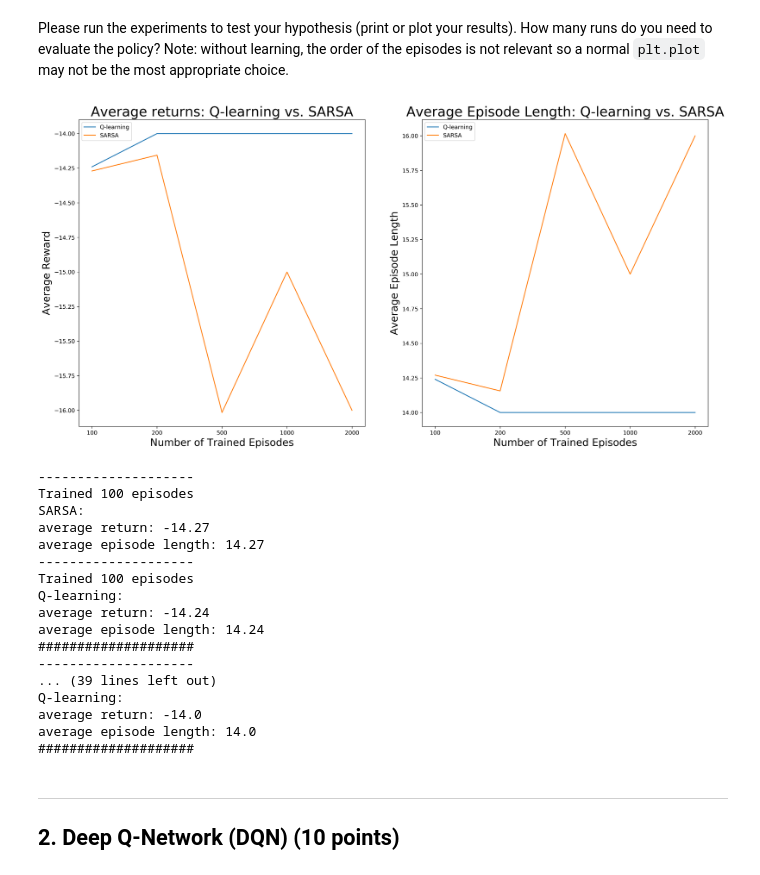
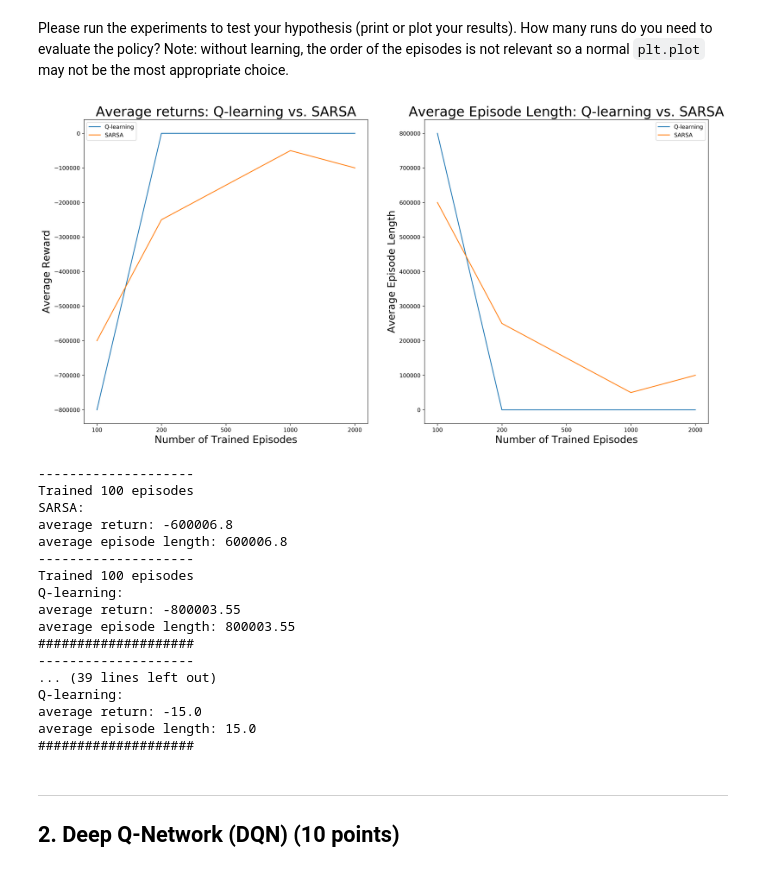
Before and after one commit to dbtmpl/Reinforcement-Learning, a Jupyter notebook: lab2/tim_12324418_12278327_lab2.ipynb, the cells around one changed output. Drawn from its saved outputs; the diff is of its cells as text; code cells hidden in the pictures.

```diff
--- a/lab2/tim_12324418_12278327_lab2.ipynb
+++ b/lab2/tim_12324418_12278327_lab2.ipynb
@@ -288,25 +288,47 @@ Although SARSA eventually converges to the optimal action value function, when o
 # %% [markdown]
 Please run the experiments to test your hypothesis (print or plot your results). How many runs do you need to evaluate the policy? Note: without learning, the order of the episodes is not relevant so a normal `plt.plot` may not be the most appropriate choice.
 # %%
+#We only need one run to evaluate the policy because both the greedy policy and the environment are deterministic.
+def run_greedy_policy(q_values):
+    s = env.reset()
+    sum_rewards = 0
+    episode_length = 0
+    #As the environment is deterministic we only need to run it once
+    visited_states = {s:True}
+    while True:
+        a = np.argmax(q_values[s])
+        s, reward, done, _ = env.step(a)
+        if s in visited_states:
+            #There's a loop and as the policy is deterministic there's no way out
+            episode_length = 1000000
+            sum_rewards = - 1000000
+            break
+        else:
+            visited_states[s] = True
+        episode_length += 1
+        sum_rewards += reward
+        if done:
+            break
+    return episode_length, sum_rewards
+
 Q_q_fuctions = []
 Sarsa_q_functions = []
 episodes = [100, 200, 500, 1000, 2000]
 
-for num_episodes in episodes:
-    Q_q_learning, (_, _) = q_learning(env, num_episodes)
-    Q_sarsa, (_, _) = sarsa(env, num_episodes)
-    Q_q_fuctions.append(Q_q_learning)
-    Sarsa_q_functions.append(Q_sarsa)
-
-
+n_experiments = 20
 results_sarsa = []
 results_q_learning = []
-for i, _  in enumerate(episodes):
-    _, (episode_lengths_q_learning, episode_returns_q_learning) = q_learning(env, 500, epsilon=0, Q=Q_q_fuctions[i])
-    _, (episode_lengths_sarsa, episode_returns_sarsa) = sarsa(env, 500, epsilon=0, Q=Sarsa_q_functions[i])
+for i, num_episodes in enumerate(episodes):
+    local_res_q_learning = []
+    local_res_sarsa = []
+    for u in range(n_experiments):
+        q_q_learning, (episode_lengths_q_learning, episode_returns_q_learning) = q_learning(env, num_episodes)
+        q_sarsa, (episode_lengths_sarsa, episode_returns_sarsa) = sarsa(env, num_episodes)
+        local_res_sarsa.append(list(run_greedy_policy(q_sarsa)))
+        local_res_q_learning.append(list(run_greedy_policy(q_q_learning)))
 
-    results_sarsa.append((np.mean(episode_lengths_sarsa), np.mean(episode_returns_sarsa)))
-    results_q_learning.append((np.mean(episode_lengths_q_learning), np.mean(episode_returns_q_learning)))
+    results_sarsa.append(np.mean(local_res_sarsa, axis=0))
+    results_q_learning.append(np.mean(local_res_q_learning, axis=0))
 
 results_sarsa_np = np.asarray(results_sarsa)
 results_q_learning_np = np.asarray(results_q_learning)
@@ -328,50 +350,50 @@ ax1.legend()
 
 
 ax2.plot(results_q_learning_np[:, 0], label="Q-learning")
 ax2.plot(results_sarsa_np[:, 0], label="SARSA")
 ax2.set_title('Average Episode Length: Q-learning vs. SARSA', fontsize=24)
 ax2.set_xlabel('Number of Trained Episodes', fontsize=18)
 ax2.set_ylabel('Average Episode Length', fontsize=18)
 ax2.set_xticks(positions)
 ax2.set_xticklabels(episodes)
 ax2.legend()
 
 plt.show()
 
 
 for i, ep_num in enumerate(episodes):
     mean_epl_sarsa, mean_return_sarsa = results_sarsa[i]
     mean_epl_ql, mean_return_ql = results_q_learning[i]
 
     print("--"*10)
     print("Trained {} episodes".format(ep_num))
     print("SARSA:")
     print("average return: {}".format(mean_return_sarsa))
     print("average episode length: {}".format(mean_epl_sarsa))
     print("--"*10)
     print("Trained {} episodes".format(ep_num))
     print("Q-learning:")
     print("average return: {}".format(mean_return_ql))
     print("average episode length: {}".format(mean_epl_ql))
     print("##"*10)
 # %% [output]
-[figure, old version]
+[figure, new version]
 --------------------
 Trained 100 episodes
 SARSA:
-average return: -14.27
-average episode length: 14.27
+average return: -600006.8
+average episode length: 600006.8
 --------------------
 Trained 100 episodes
 Q-learning:
-average return: -14.24
-average episode length: 14.24
+average return: -800003.55
+average episode length: 800003.55
 ####################
 --------------------
 ... (39 lines left out)
 Q-learning:
-average return: -14.0
-average episode length: 14.0
+average return: -15.0
+average episode length: 15.0
 ####################
 # %% [markdown]
 ---
```
Also changed, not shown: parts of 3 cells of this notebook.
